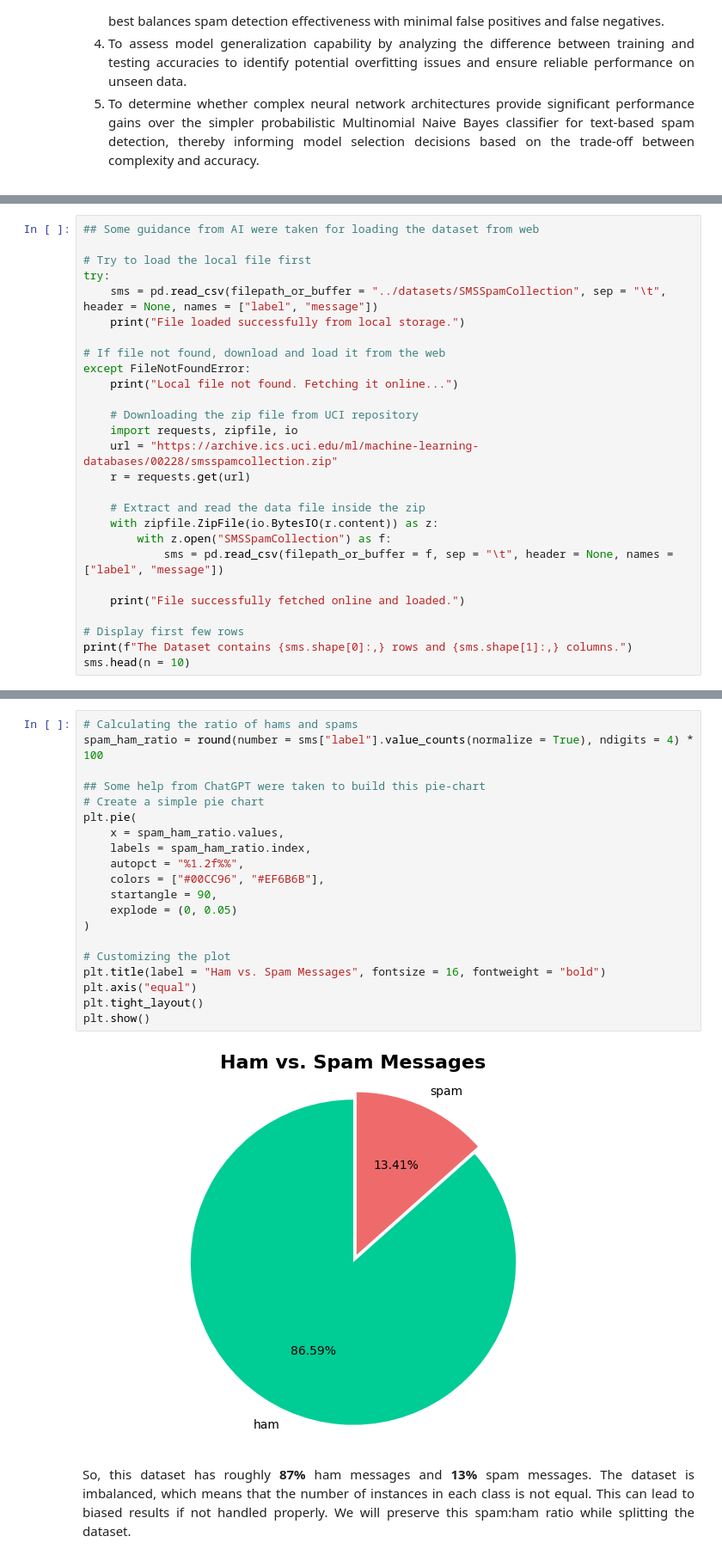
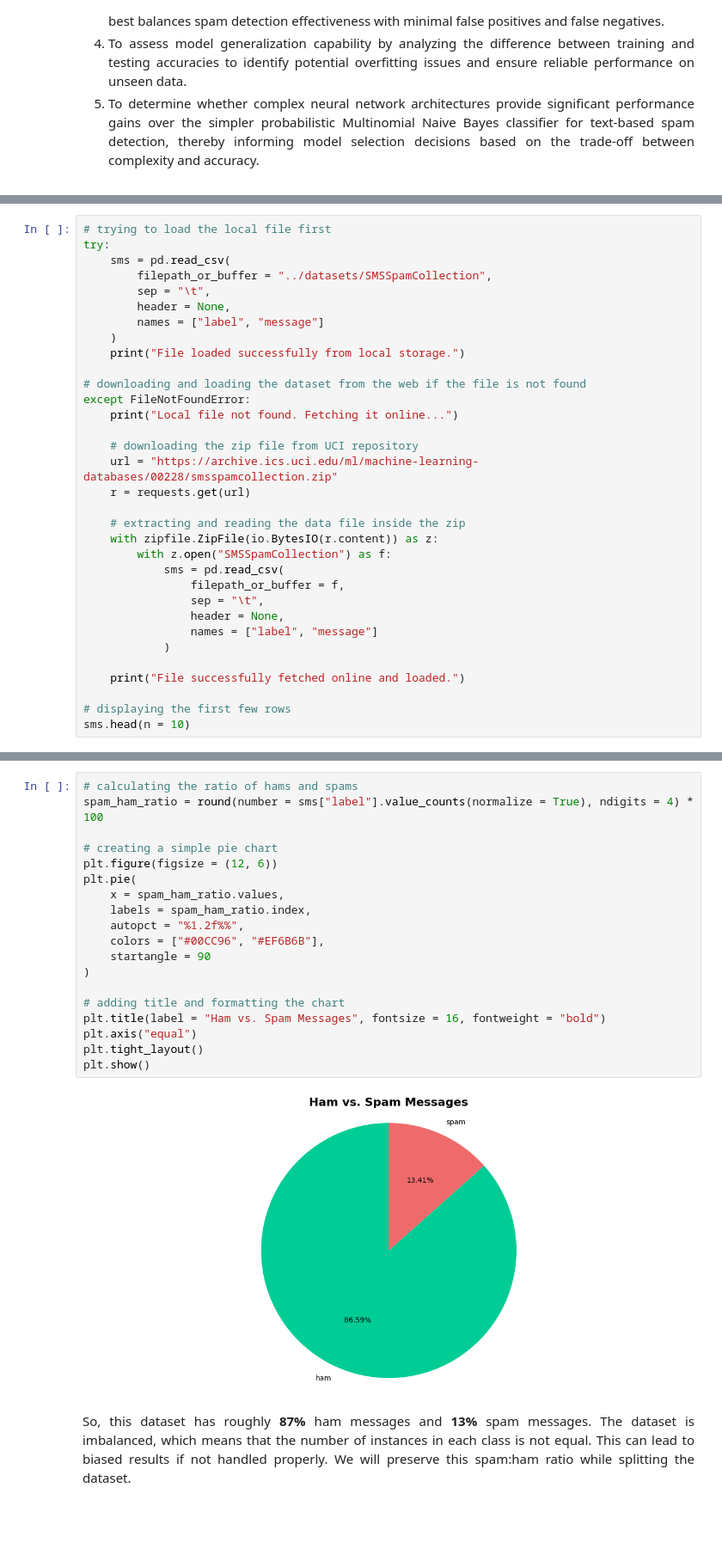
Before and after one commit to tasnimtalha09/naive-bayes-classifiers-vs-neural-network-models-for-spam-detection, a Jupyter notebook: notebooks/neural_network.ipynb, the cells around one changed output, grey strips where cells are left out. Shown at 86% size. Saved outputs shown, nothing was run; the diff lists cells and outputs as text; blank space fills up the shorter version.

```diff
--- a/notebooks/neural_network.ipynb
+++ b/notebooks/neural_network.ipynb
@@ -94,31 +141,37 @@ The dataset used is the **SMS Spam Collection** dataset, which is a set of **557
 
 </div>
 # %%
-## Some guidance from AI were taken for loading the dataset from web
-
-# Try to load the local file first
+# trying to load the local file first
 try:
-    sms = pd.read_csv(filepath_or_buffer = "../datasets/SMSSpamCollection", sep = "\t", header = None, names = ["label", "message"])
+    sms = pd.read_csv(
+        filepath_or_buffer = "../datasets/SMSSpamCollection",
+        sep = "\t",
+        header = None,
+        names = ["label", "message"]
+    )
     print("File loaded successfully from local storage.")
 
-# If file not found, download and load it from the web
+# downloading and loading the dataset from the web if the file is not found
 except FileNotFoundError:
     print("Local file not found. Fetching it online...")
 
-    # Downloading the zip file from UCI repository
-    import requests, zipfile, io
+    # downloading the zip file from UCI repository
     url = "https://archive.ics.uci.edu/ml/machine-learning-databases/00228/smsspamcollection.zip"
     r = requests.get(url)
 
-    # Extract and read the data file inside the zip
+    # extracting and reading the data file inside the zip
     with zipfile.ZipFile(io.BytesIO(r.content)) as z:
         with z.open("SMSSpamCollection") as f:
-            sms = pd.read_csv(filepath_or_buffer = f, sep = "\t", header = None, names = ["label", "message"])
+            sms = pd.read_csv(
+                filepath_or_buffer = f,
+                sep = "\t",
+                header = None,
+                names = ["label", "message"]
+            )
 
     print("File successfully fetched online and loaded.")
 
-# Display first few rows
-print(f"The Dataset contains {sms.shape[0]:,} rows and {sms.shape[1]:,} columns.")
+# displaying the first few rows
 sms.head(n = 10)
 # %% [output]
 File loaded successfully from local storage.
@@ -145,25 +197,24 @@ We quickly check the proportion of hams and spams to check the overall balance.
 # %%
-# Calculating the ratio of hams and spams
+# calculating the ratio of hams and spams
 spam_ham_ratio = round(number = sms["label"].value_counts(normalize = True), ndigits = 4) * 100
 
-## Some help from ChatGPT were taken to build this pie-chart
-# Create a simple pie chart
+# creating a simple pie chart
+plt.figure(figsize = (12, 6))
 plt.pie(
     x = spam_ham_ratio.values,
     labels = spam_ham_ratio.index,
     autopct = "%1.2f%%",
     colors = ["#00CC96", "#EF6B6B"],
-    startangle = 90,
-    explode = (0, 0.05)
+    startangle = 90
 )
 
-# Customizing the plot
+# adding title and formatting the chart
 plt.title(label = "Ham vs. Spam Messages", fontsize = 16, fontweight = "bold")
 plt.axis("equal")
 plt.tight_layout()
 plt.show()
 # %% [output]
-[figure, old version]
+[figure, new version]
 # %% [markdown]
 <div style = "text-align: justify;">
 
```
Also changed, not shown: parts of 142 cells of this notebook, 3 other files.
